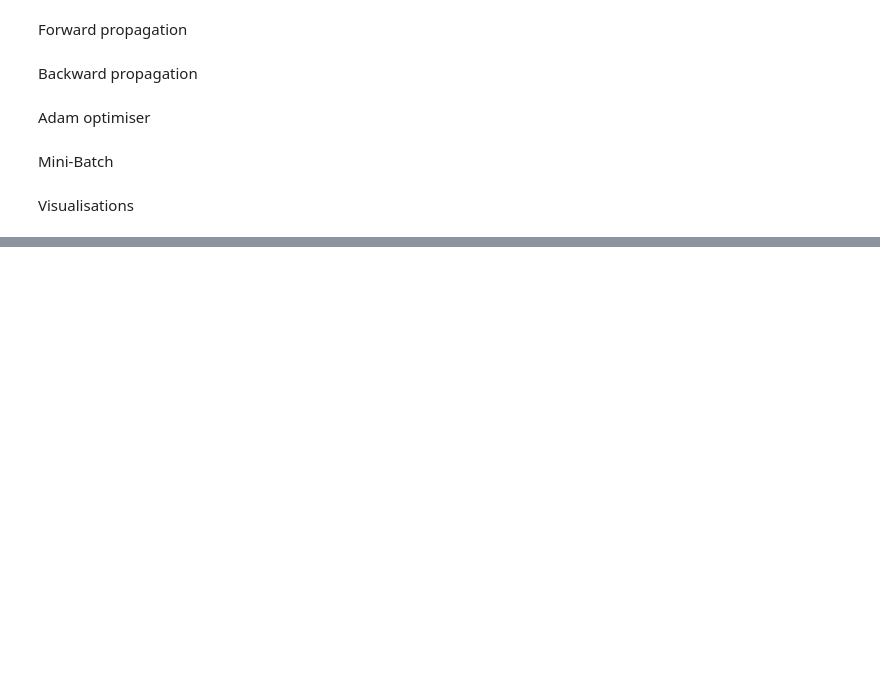
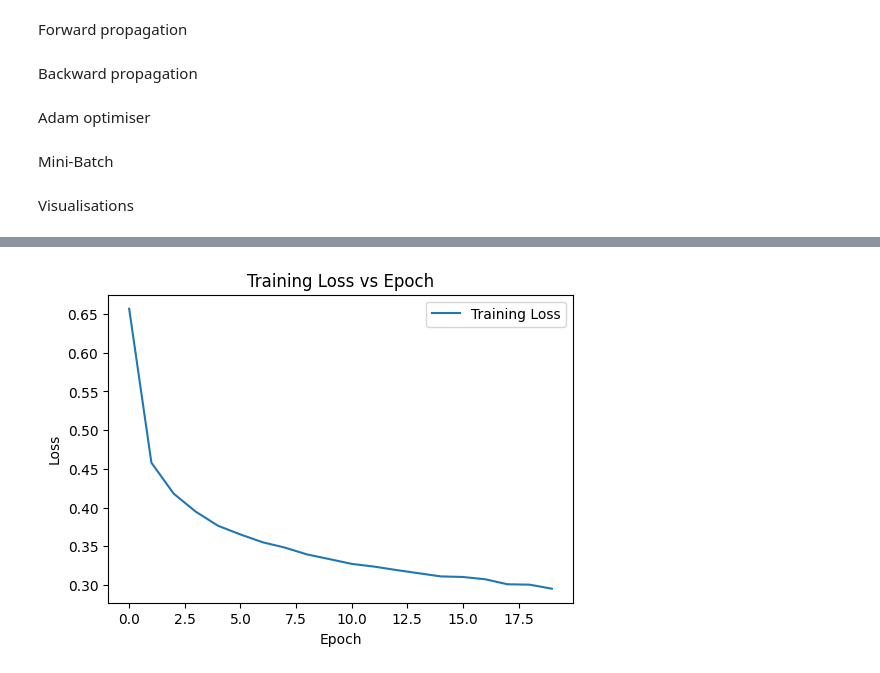
Before and after one commit to Rajmanishh/MrM-Research, a Jupyter notebook: Neural Network.ipynb, the cells around one changed output, grey strips where cells are left out. Drawn from its saved outputs; the diff is of its cells as text; code cells hidden in the pictures; blank space fills up the shorter version.

```diff
--- a/Neural Network.ipynb
+++ b/Neural Network.ipynb
@@ -351,0 +385,10 @@ plt.show()
+# %%
+plt.figure(figsize=(6,4))
+plt.plot(loss_history, label="Training Loss")
+plt.xlabel("Epoch")
+plt.ylabel("Loss")
+plt.title("Training Loss vs Epoch")
+plt.legend()
+plt.show()
+# %% [output]
+[figure, added]
```
Also changed, not shown: parts of 7 cells of this notebook.
